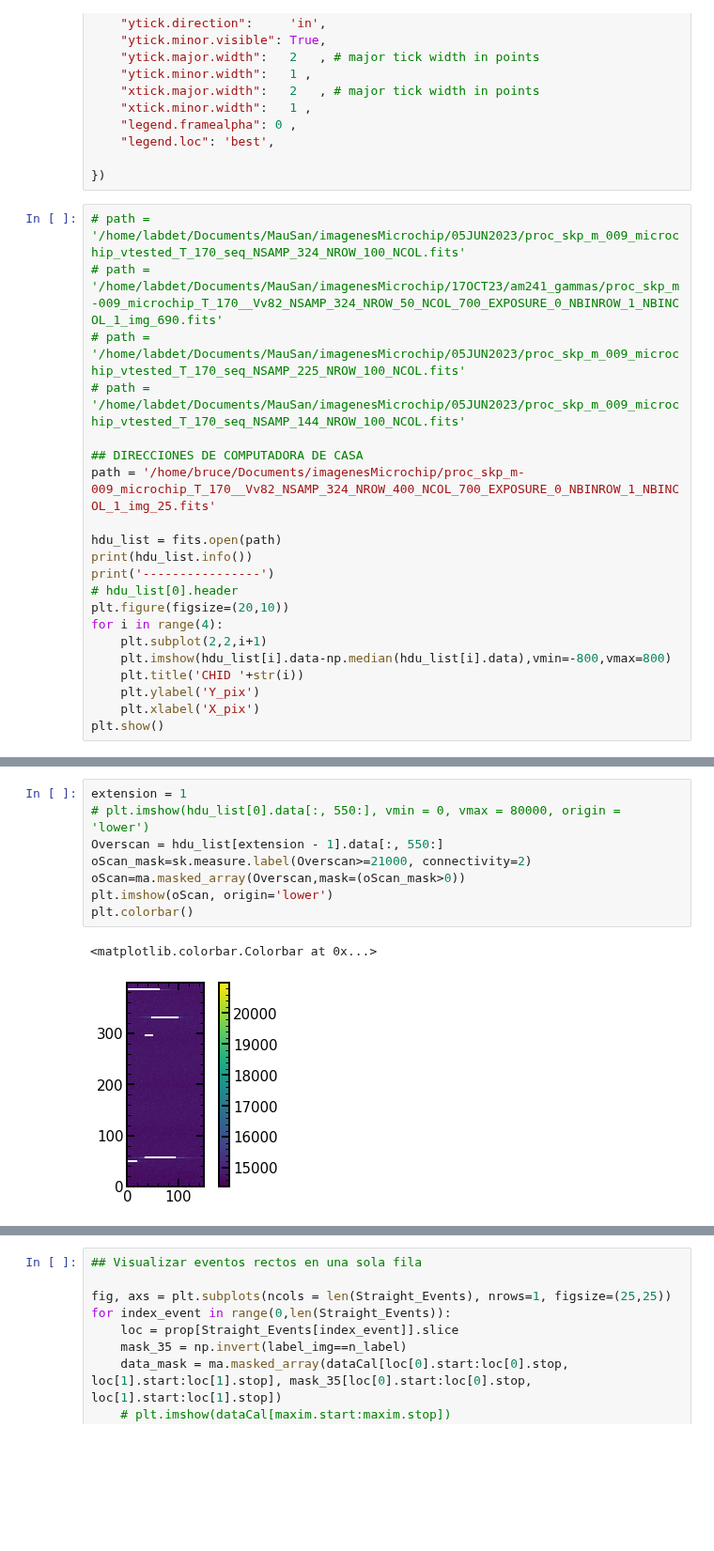
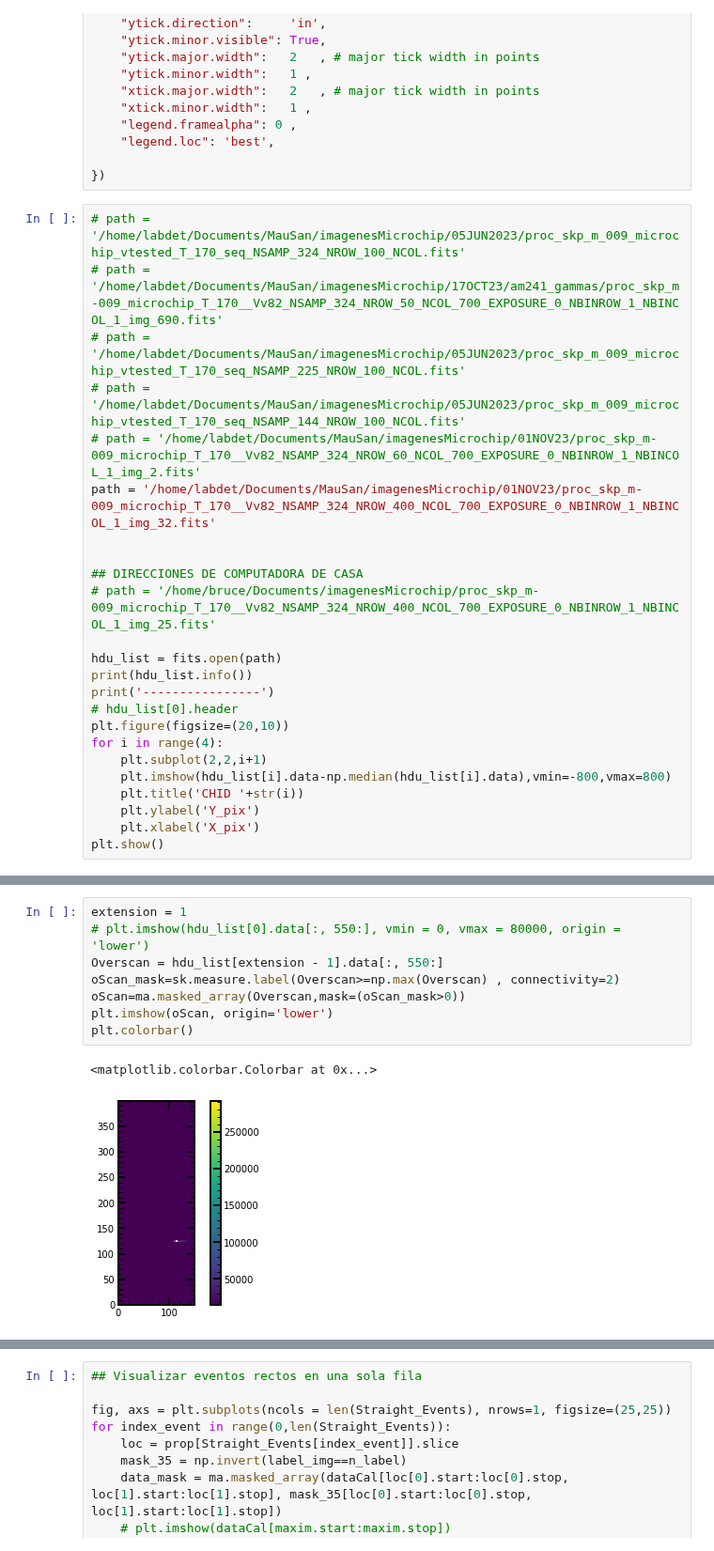
Before and after one commit to mausanram/CodigosICN, a Jupyter notebook: Catalogo_Eventos/Catalogo_Eventos_NSAMP.ipynb, the cells around one changed output, grey strips where cells are left out. Shown at 94% size. Drawn from its saved outputs; the diff is of its cells as text; blank space fills up the shorter version.

```diff
--- a/Catalogo_Eventos/Catalogo_Eventos_NSAMP.ipynb
+++ b/Catalogo_Eventos/Catalogo_Eventos_NSAMP.ipynb
@@ -49,9 +52,12 @@ plt.rcParams.update({
 # path = '/home/labdet/Documents/MauSan/imagenesMicrochip/17OCT23/am241_gammas/proc_skp_m-009_microchip_T_170__Vv82_NSAMP_324_NROW_50_NCOL_700_EXPOSURE_0_NBINROW_1_NBINCOL_1_img_690.fits'
 # path = '/home/labdet/Documents/MauSan/imagenesMicrochip/05JUN2023/proc_skp_m_009_microchip_vtested_T_170_seq_NSAMP_225_NROW_100_NCOL.fits'
 # path = '/home/labdet/Documents/MauSan/imagenesMicrochip/05JUN2023/proc_skp_m_009_microchip_vtested_T_170_seq_NSAMP_144_NROW_100_NCOL.fits'
+# path = '/home/labdet/Documents/MauSan/imagenesMicrochip/01NOV23/proc_skp_m-009_microchip_T_170__Vv82_NSAMP_324_NROW_60_NCOL_700_EXPOSURE_0_NBINROW_1_NBINCOL_1_img_2.fits'
+path = '/home/labdet/Documents/MauSan/imagenesMicrochip/01NOV23/proc_skp_m-009_microchip_T_170__Vv82_NSAMP_324_NROW_400_NCOL_700_EXPOSURE_0_NBINROW_1_NBINCOL_1_img_32.fits'
+
 
 ## DIRECCIONES DE COMPUTADORA DE CASA
-path = '/home/bruce/Documents/imagenesMicrochip/proc_skp_m-009_microchip_T_170__Vv82_NSAMP_324_NROW_400_NCOL_700_EXPOSURE_0_NBINROW_1_NBINCOL_1_img_25.fits'
+# path = '/home/bruce/Documents/imagenesMicrochip/proc_skp_m-009_microchip_T_170__Vv82_NSAMP_324_NROW_400_NCOL_700_EXPOSURE_0_NBINROW_1_NBINCOL_1_img_25.fits'
 
 hdu_list = fits.open(path)
 print(hdu_list.info())
@@ -78,14 +84,14 @@ None
 # %%
 extension = 1
 # plt.imshow(hdu_list[0].data[:, 550:], vmin = 0, vmax = 80000, origin = 'lower')
 Overscan = hdu_list[extension - 1].data[:, 550:]
-oScan_mask=sk.measure.label(Overscan>=21000, connectivity=2)
+oScan_mask=sk.measure.label(Overscan>=np.max(Overscan) , connectivity=2)
 oScan=ma.masked_array(Overscan,mask=(oScan_mask>0))
 plt.imshow(oScan, origin='lower')
 plt.colorbar()
 # %% [output]
 <matplotlib.colorbar.Colorbar at 0x...>
-[figure, old version]
+[figure, new version]
 # %%
 plt.figure(figsize=[10,15])
 active_area = hdu_list[extension - 1].data[:, :550]
```
Also changed, not shown: parts of 10 cells of this notebook.
